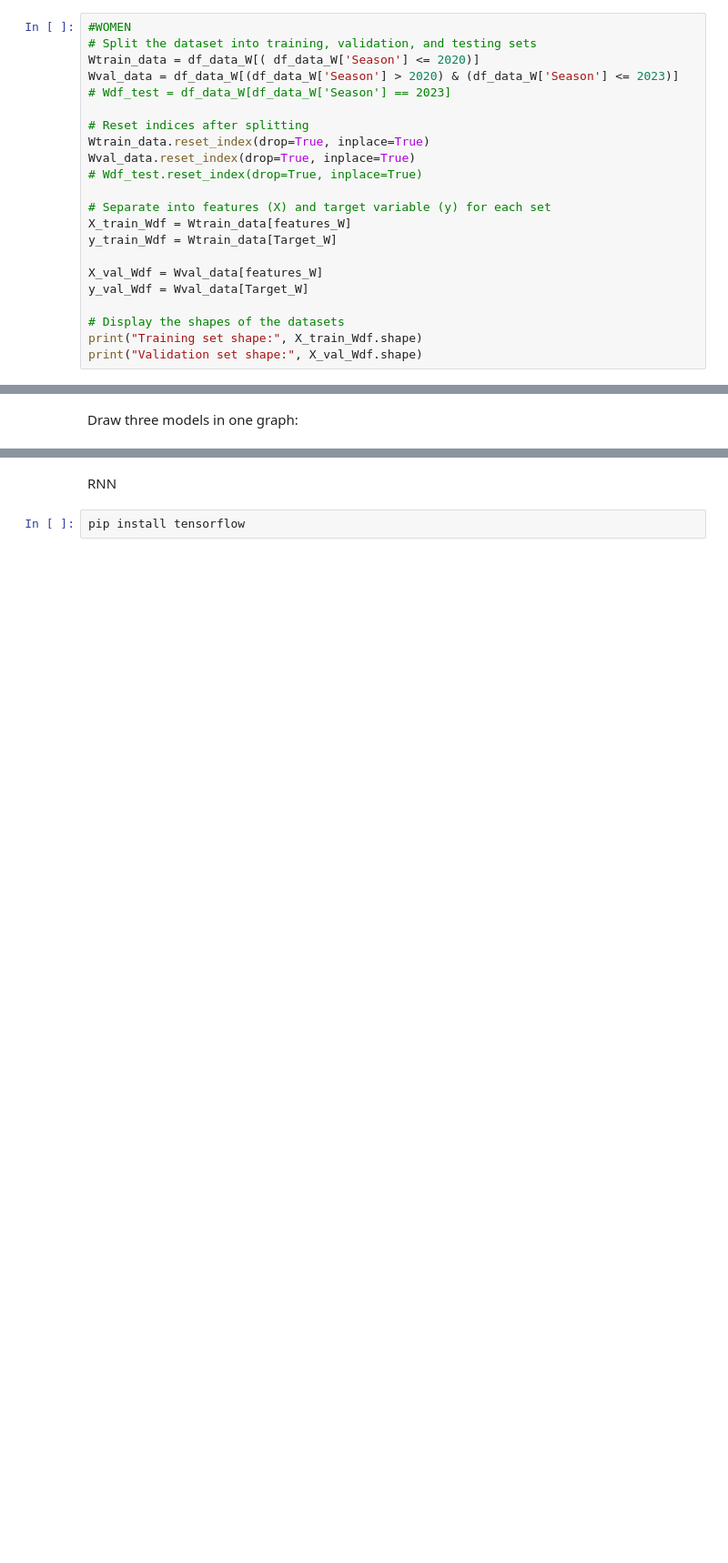
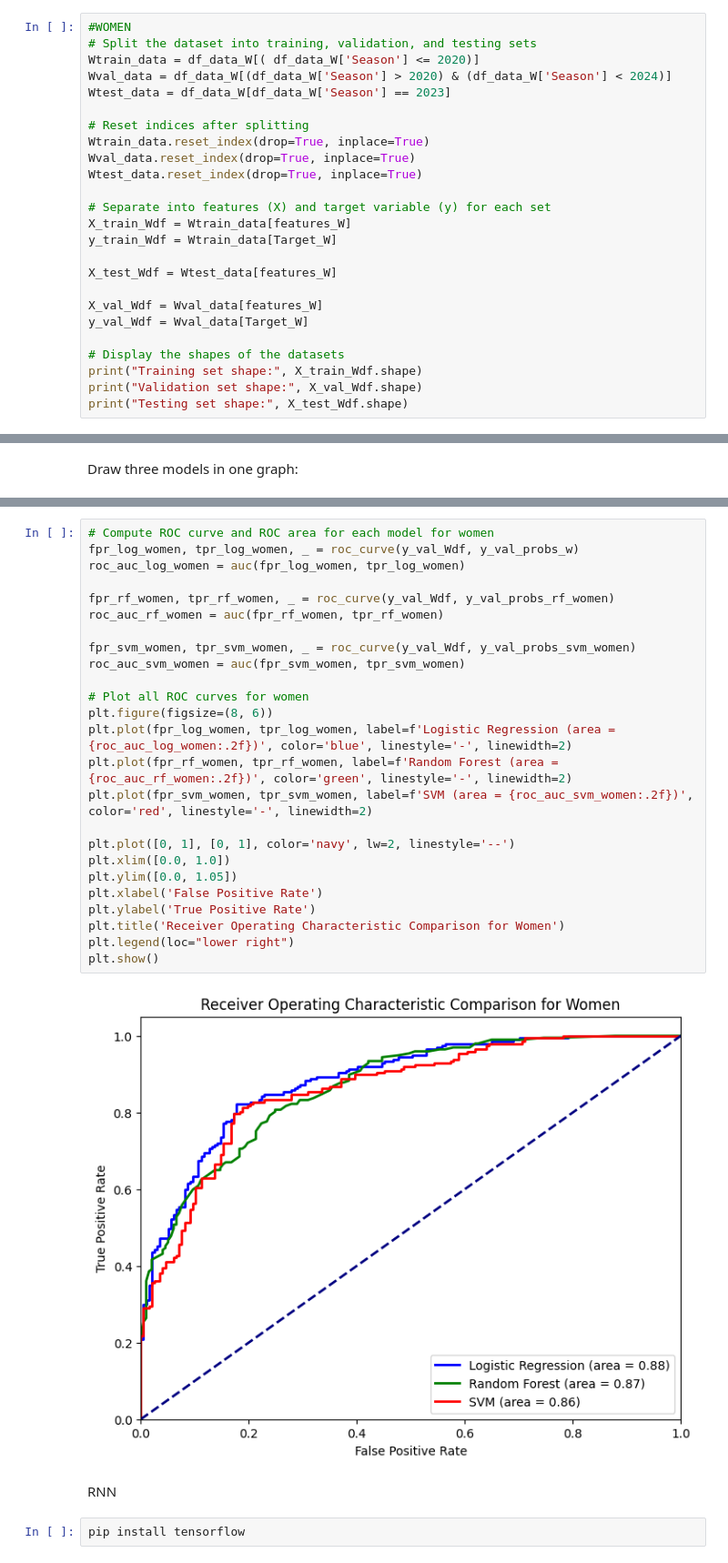
Before and after one commit to shailajgg/IDS705_MachineLearning_FinalProject, a Jupyter notebook: march-madeness-models.ipynb, the cells around one changed output, grey strips where cells are left out. Shown at 91% size. Saved outputs shown, nothing was run; the diff lists cells and outputs as text; blank space fills up the shorter version.

Commit message:
Kaggle Notebook | March_Madeness_Models | Version 3

```diff
--- a/march-madeness-models.ipynb
+++ b/march-madeness-models.ipynb
@@ -607,17 +611,19 @@ Validation set shape: (400, 13)
 #WOMEN
 # Split the dataset into training, validation, and testing sets
 Wtrain_data = df_data_W[( df_data_W['Season'] <= 2020)]
-Wval_data = df_data_W[(df_data_W['Season'] > 2020) & (df_data_W['Season'] <= 2023)]
-# Wdf_test = df_data_W[df_data_W['Season'] == 2023]
+Wval_data = df_data_W[(df_data_W['Season'] > 2020) & (df_data_W['Season'] < 2024)]
+Wtest_data = df_data_W[df_data_W['Season'] == 2023]
 
 # Reset indices after splitting
 Wtrain_data.reset_index(drop=True, inplace=True)
 Wval_data.reset_index(drop=True, inplace=True)
-# Wdf_test.reset_index(drop=True, inplace=True)
+Wtest_data.reset_index(drop=True, inplace=True)
 
 # Separate into features (X) and target variable (y) for each set
 X_train_Wdf = Wtrain_data[features_W]
 y_train_Wdf = Wtrain_data[Target_W]
+
+X_test_Wdf = Wtest_data[features_W]
 
 X_val_Wdf = Wval_data[features_W]
 y_val_Wdf = Wval_data[Target_W]
@@ -625,6 +631,7 @@ y_val_Wdf = Wval_data[Target_W]
 # Display the shapes of the datasets
 print("Training set shape:", X_train_Wdf.shape)
 print("Validation set shape:", X_val_Wdf.shape)
+print("Testing set shape:", X_test_Wdf.shape)
 # %% [output]
 Training set shape: (1260, 13)
 Validation set shape: (394, 13)
@@ -1034,3 +1078,30 @@ plt.show()
+# %%
+# Compute ROC curve and ROC area for each model for women
+fpr_log_women, tpr_log_women, _ = roc_curve(y_val_Wdf, y_val_probs_w)
+roc_auc_log_women = auc(fpr_log_women, tpr_log_women)
+
+fpr_rf_women, tpr_rf_women, _ = roc_curve(y_val_Wdf, y_val_probs_rf_women)
+roc_auc_rf_women = auc(fpr_rf_women, tpr_rf_women)
+
+fpr_svm_women, tpr_svm_women, _ = roc_curve(y_val_Wdf, y_val_probs_svm_women)
+roc_auc_svm_women = auc(fpr_svm_women, tpr_svm_women)
+
+# Plot all ROC curves for women
+plt.figure(figsize=(8, 6))
+plt.plot(fpr_log_women, tpr_log_women, label=f'Logistic Regression (area = {roc_auc_log_women:.2f})', color='blue', linestyle='-', linewidth=2)
+plt.plot(fpr_rf_women, tpr_rf_women, label=f'Random Forest (area = {roc_auc_rf_women:.2f})', color='green', linestyle='-', linewidth=2)
+plt.plot(fpr_svm_women, tpr_svm_women, label=f'SVM (area = {roc_auc_svm_women:.2f})', color='red', linestyle='-', linewidth=2)
+
+plt.plot([0, 1], [0, 1], color='navy', lw=2, linestyle='--')
+plt.xlim([0.0, 1.0])
+plt.ylim([0.0, 1.05])
+plt.xlabel('False Positive Rate')
+plt.ylabel('True Positive Rate')
+plt.title('Receiver Operating Characteristic Comparison for Women')
+plt.legend(loc="lower right")
+plt.show()
+# %% [output]
+[figure, added]
 # %% [markdown]
 RNN
 # %%
```
Also changed, not shown: parts of 11 cells of this notebook.
